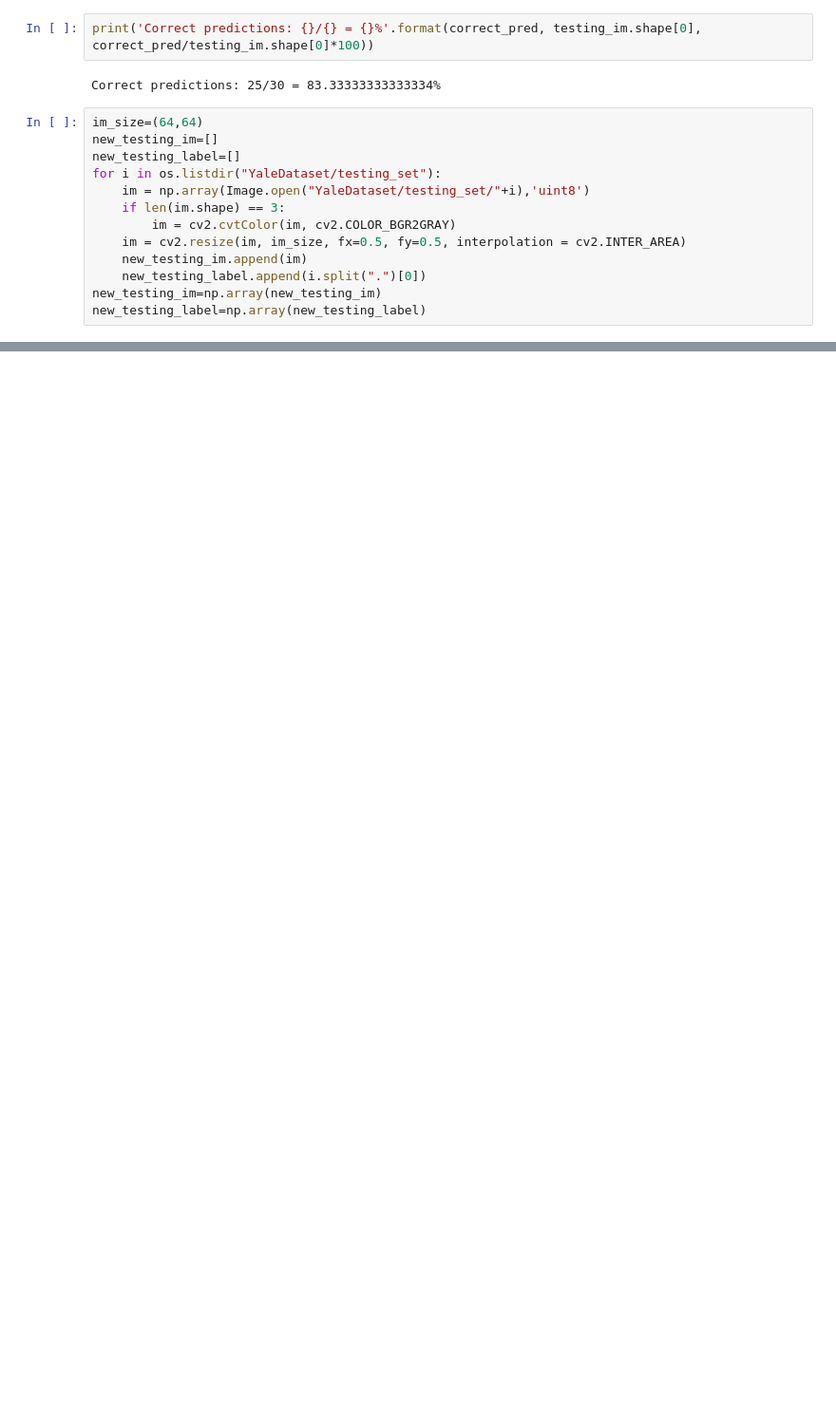
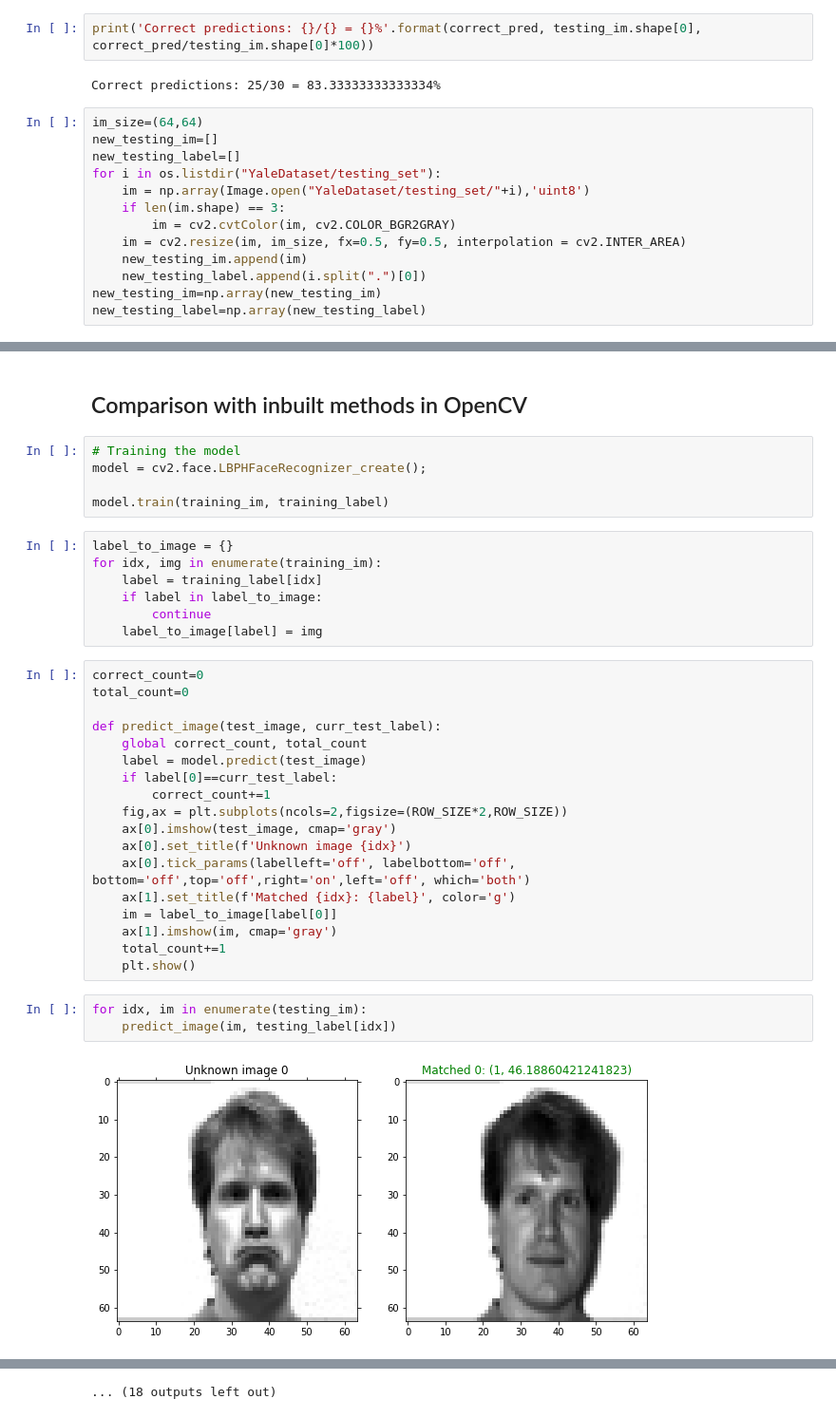
Before and after one commit to Rutvij-1/Eigen-Faces-SMAI-M21-project, a Jupyter notebook: FINALFINAL.ipynb, the cells around one changed output, grey strips where cells are left out. Shown at 95% size. Cells and saved outputs as stored; diff of their text form; blank space fills up the shorter version.

Commit message:
Add other method for training.

```diff
--- a/FINALFINAL.ipynb
+++ b/FINALFINAL.ipynb
@@ -332,0 +314,37 @@ Predicted correctly :)
+# %% [markdown]
+## Comparison with inbuilt methods in OpenCV
+# %%
+# Training the model
+model = cv2.face.LBPHFaceRecognizer_create();
+
+model.train(training_im, training_label)
+# %%
+label_to_image = {}
+for idx, img in enumerate(training_im):
+    label = training_label[idx]
+    if label in label_to_image:
+        continue
+    label_to_image[label] = img
+# %%
+correct_count=0
+total_count=0
+
+def predict_image(test_image, curr_test_label):
+    global correct_count, total_count
+    label = model.predict(test_image)
+    if label[0]==curr_test_label:
+        correct_count+=1
+    fig,ax = plt.subplots(ncols=2,figsize=(ROW_SIZE*2,ROW_SIZE))
+    ax[0].imshow(test_image, cmap='gray')
+    ax[0].set_title(f'Unknown image {idx}')
+    ax[0].tick_params(labelleft='off', labelbottom='off', bottom='off',top='off',right='on',left='off', which='both')
+    ax[1].set_title(f'Matched {idx}: {label}', color='g')
+    im = label_to_image[label[0]]
+    ax[1].imshow(im, cmap='gray')
+    total_count+=1
+    plt.show()
+# %%
+for idx, im in enumerate(testing_im):
+    predict_image(im, testing_label[idx])
+# %% [output]
+[figure, added]
@@ -332,0 +362 @@ Predicted correctly :)
+... (18 outputs left out)
```
Also changed, not shown: parts of 5 cells of this notebook.
